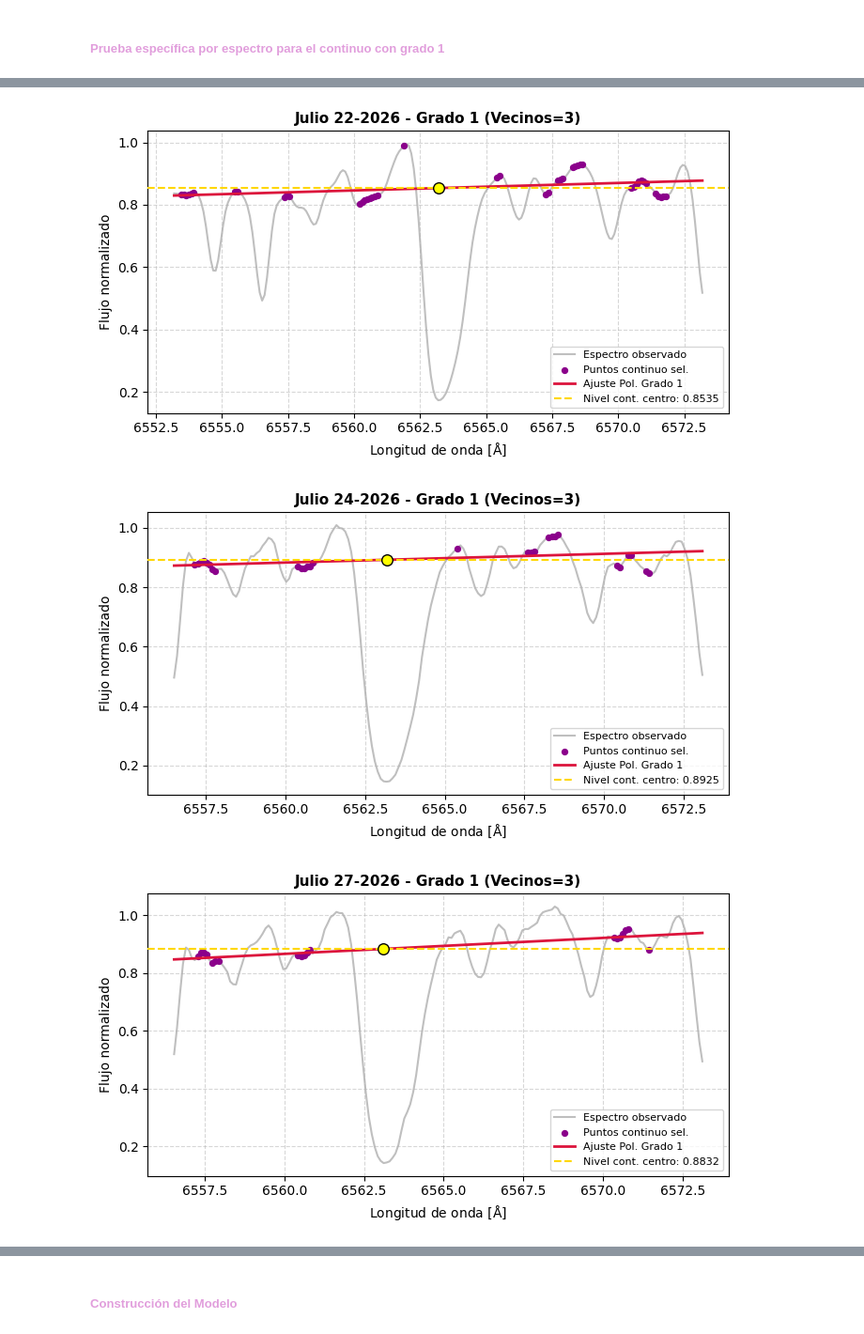
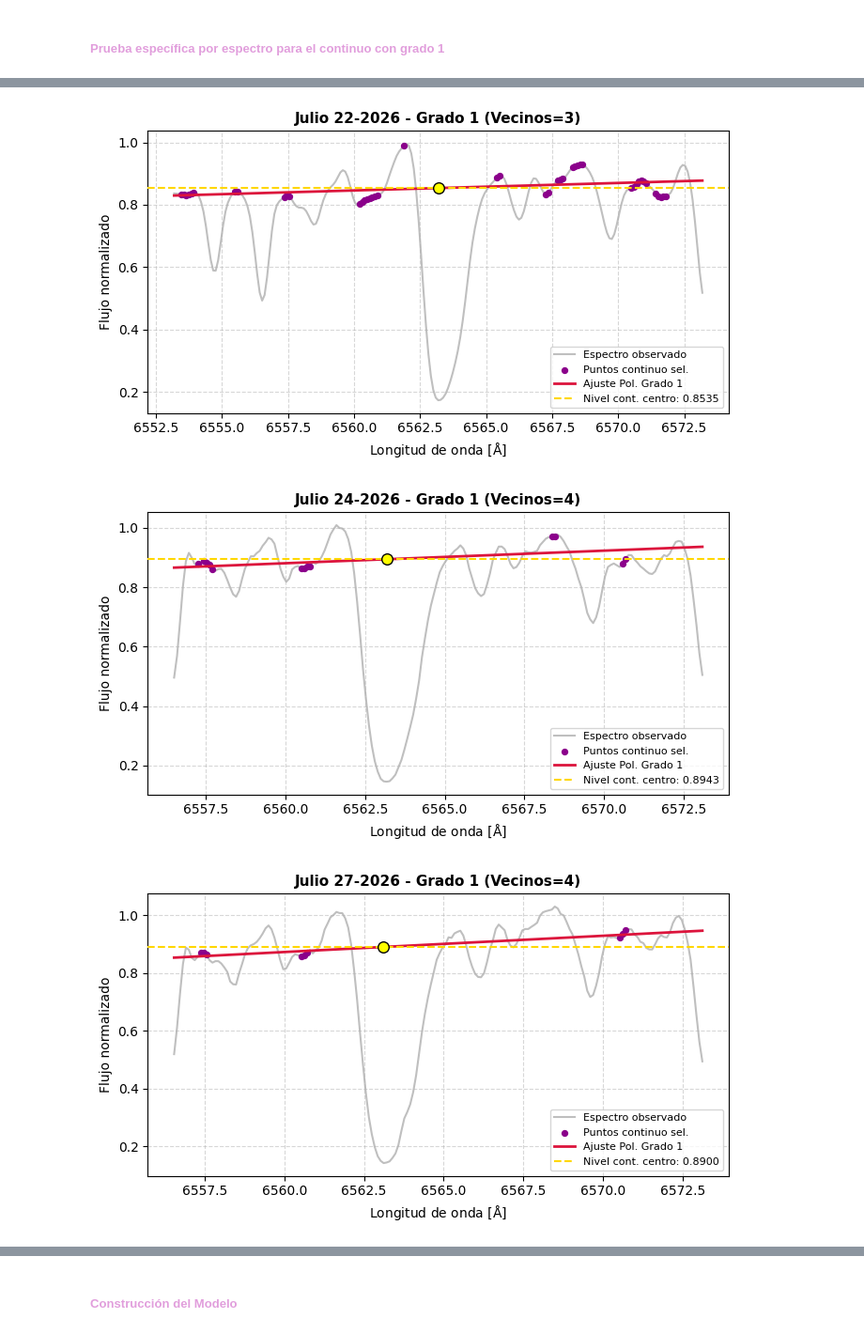
Before and after one commit to JessiDaniL/Tesis, a Jupyter notebook: Datos ESPARTACO/analisis_halpha_antares.ipynb, the cells around one changed output, grey strips where cells are left out. Shown at 94% size. Drawn from its saved outputs; the diff is of its cells as text; code cells hidden in the pictures.

```diff
--- a/Datos ESPARTACO/analisis_halpha_antares.ipynb
+++ b/Datos ESPARTACO/analisis_halpha_antares.ipynb
@@ -531,8 +531,8 @@ def estimar_continuo_por_planitud(longitud_onda, flujo, rango_flujo,max_variacio
 vecinos_manuales = {
     "Septiembre 06-2025": {"v_g1": 3},
     "Julio 22-2026": {"v_g1": 3},
-    "Julio 24-2026": {"v_g1": 3},
-    "Julio 27-2026": {"v_g1": 3},
+    "Julio 24-2026": {"v_g1": 4},
+    "Julio 27-2026": {"v_g1": 4},
     "Agosto 06-2026": {"v_g1": 3},
     "Agosto 10-2026": {"v_g1": 3},
     "Agosto 13-2026": {"v_g1": 3},
@@ -574,35 +574,35 @@ for archivo in archivos:
         "Vecinos (G1)": v_g1,
         "Continuo Centro (G1)": c_centro1,
         "Residuo std (G1)": std1
     })
 
 
     fig, ax = plt.subplots(figsize=(7, 4))
 
     ax.plot(longitud_onda, flujo, color="gray", alpha=0.5, label="Espectro observado", zorder=1)
     if cont_func1 is not None:
         ax.scatter(x_sel1, y_sel1, color="darkmagenta", s=18, label="Puntos continuo sel.", zorder=2)
         ax.plot(longitud_onda, cont_func1(longitud_onda), color="crimson", lw=2, label="Ajuste Pol. Grado 1", zorder=3)
         ax.axhline(c_centro1, color="gold", linestyle="--", lw=1.5, label=f"Nivel cont. centro: {c_centro1:.4f}", zorder=3)
         ax.scatter([centro_aprox], [c_centro1], color="yellow", edgecolor="black", s=70, zorder=4)
 
     ax.set_title(f"{fecha} - Grado 1 (Vecinos={v_g1})", fontsize=11, fontweight="bold")
     ax.set_xlabel(r"Longitud de onda [$\mathrm{\AA}$]")
     ax.set_ylabel("Flujo normalizado")
     ax.legend(fontsize=8, loc="lower right")
     ax.grid(True, linestyle="--", alpha=0.5)
 
     plt.tight_layout()
     plt.show()
 
 # Tabla en pantalla con DataFrame
 tabla_comparativa_manual = pd.DataFrame(filas_comparativa)
 display(tabla_comparativa_manual)
 # %% [output]
 [figure]
 [figure]
-[figure, old version]
+[figure, new version]
-[figure, old version]
+[figure, new version]
 [figure]
 [figure]
 [figure]
```
Also changed, not shown: parts of 7 cells of this notebook, 8 other files.
